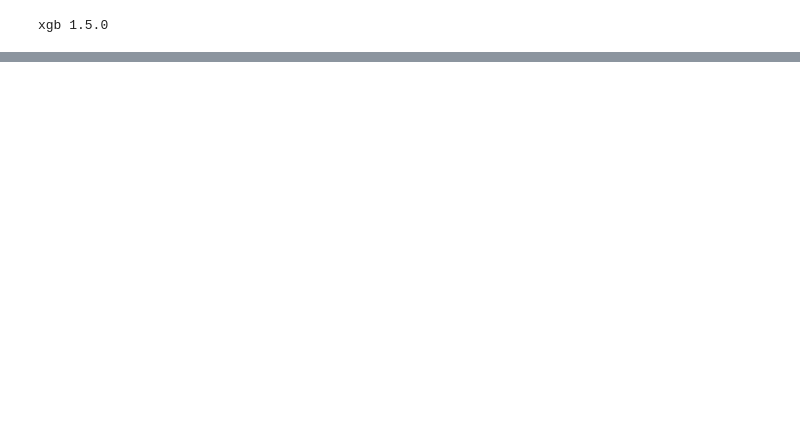
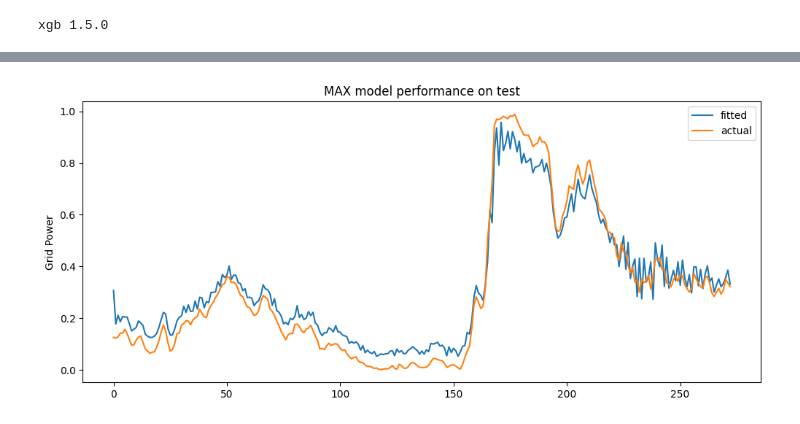
Before and after one commit to Toby-X/BDAI, a Jupyter notebook: Project/project.ipynb, the cells around one changed output, grey strips where cells are left out. Saved outputs shown, nothing was run; the diff lists cells and outputs as text; code cells hidden in the pictures; blank space fills up the shorter version.

```diff
--- a/Project/project.ipynb
+++ b/Project/project.ipynb
@@ -371,0 +418,12 @@ xgb 1.5.0
+# %%
+# Performance on test with the same parameters (drop the last 12 terms)
+res4 = res.apply(endog=test[:-12,0],exog=test[:-12,1])
+fig = plt.figure(figsize=(12, 5))
+plt.plot(res4.fittedvalues, label="fitted")
+plt.plot(test[:-12,0], label="actual")
+plt.legend(loc='upper right')
+plt.title("MAX model performance on test")
+plt.ylabel("Grid Power")
+plt.savefig(fname="ORIGtest.png")
+# %% [output]
+[figure, added]
```
Also changed, not shown: parts of 12 cells of this notebook.
